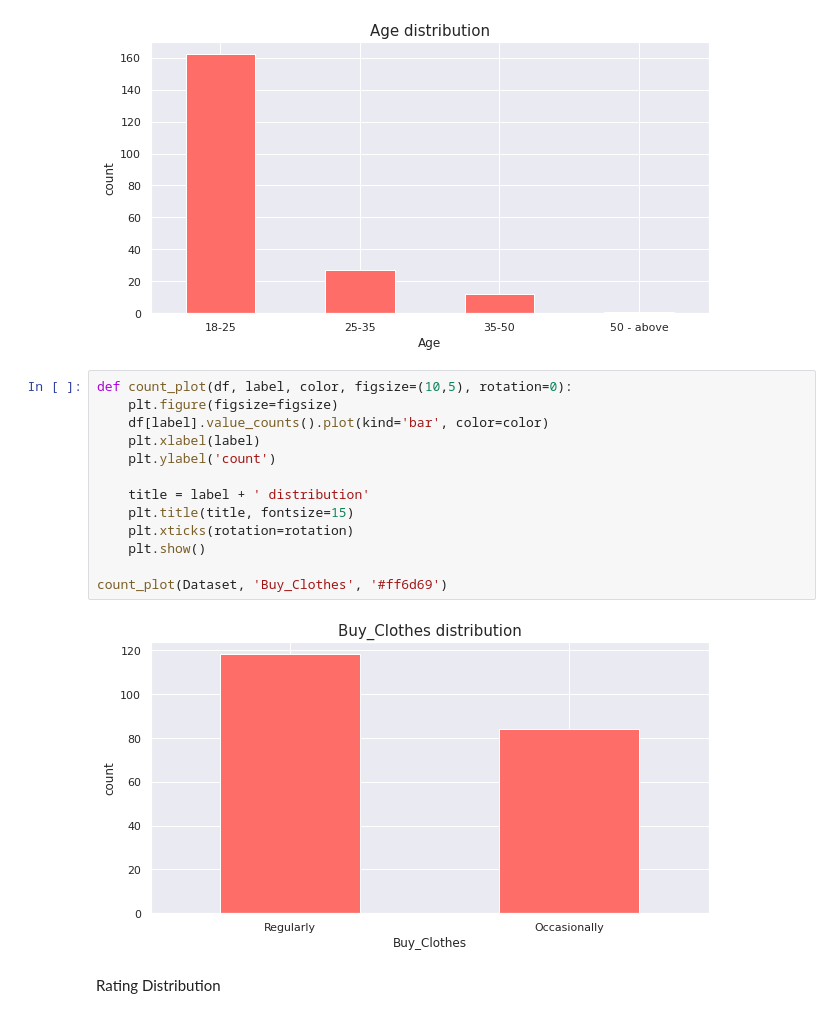
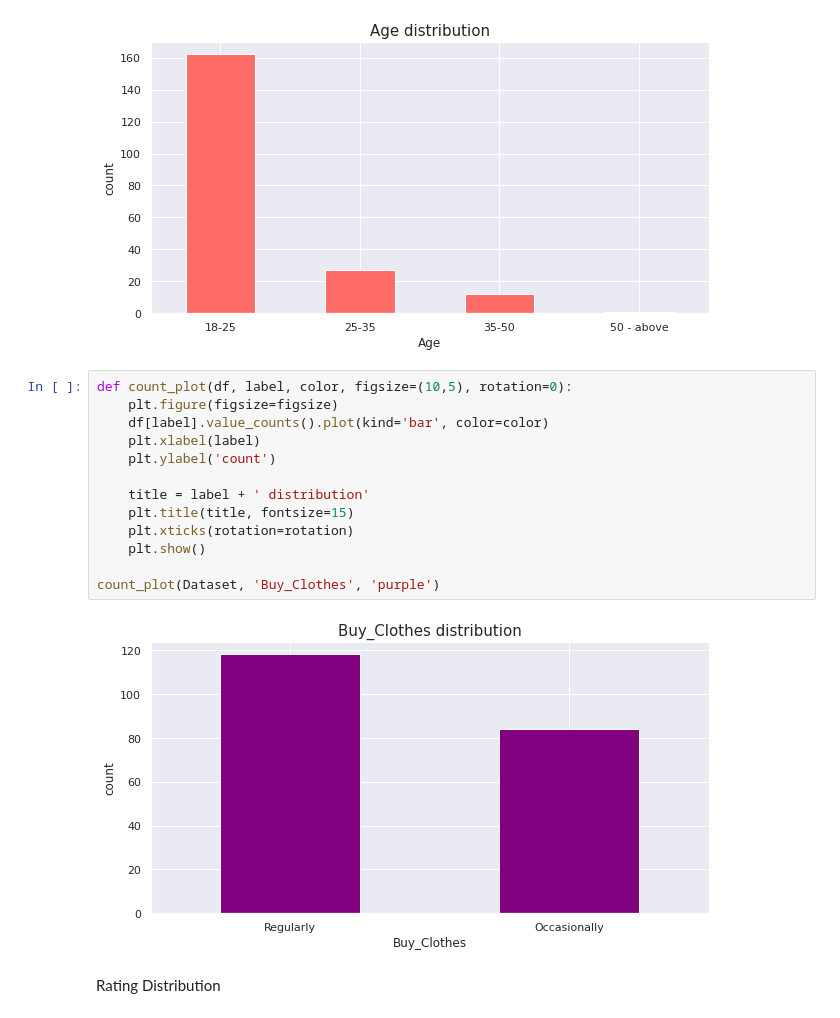
Before and after one commit to pranali-kirolkar-zz/MSCPROJECT, a Jupyter notebook: Visualization_+_EDA.ipynb, the cells around one changed output. Cells and saved outputs as stored; diff of their text form.

```diff
--- a/Visualization_+_EDA.ipynb
+++ b/Visualization_+_EDA.ipynb
@@ -294,18 +280,18 @@ count_plot(Dataset, 'Age', '#ff6d69')
 # %%
 def count_plot(df, label, color, figsize=(10,5), rotation=0):
     plt.figure(figsize=figsize)
     df[label].value_counts().plot(kind='bar', color=color)
     plt.xlabel(label)
     plt.ylabel('count')
 
     title = label + ' distribution'
     plt.title(title, fontsize=15)
     plt.xticks(rotation=rotation)
     plt.show()
 
-count_plot(Dataset, 'Buy_Clothes', '#ff6d69')
+count_plot(Dataset, 'Buy_Clothes', 'purple')
 # %% [output]
-[figure, old version]
+[figure, new version]
 # %% [markdown]
 Rating Distribution
 # %%
```
Also changed, not shown: parts of 10 cells of this notebook.
